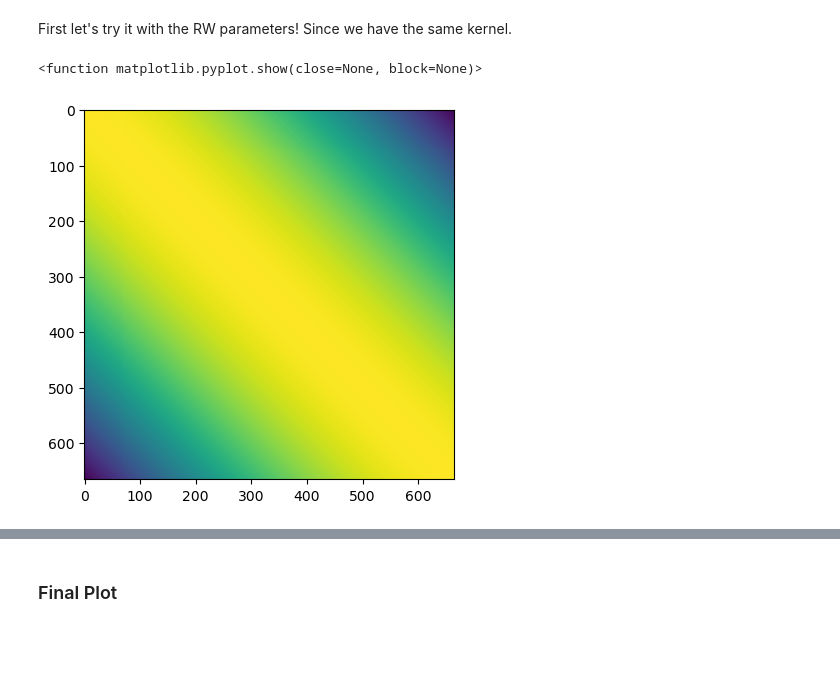
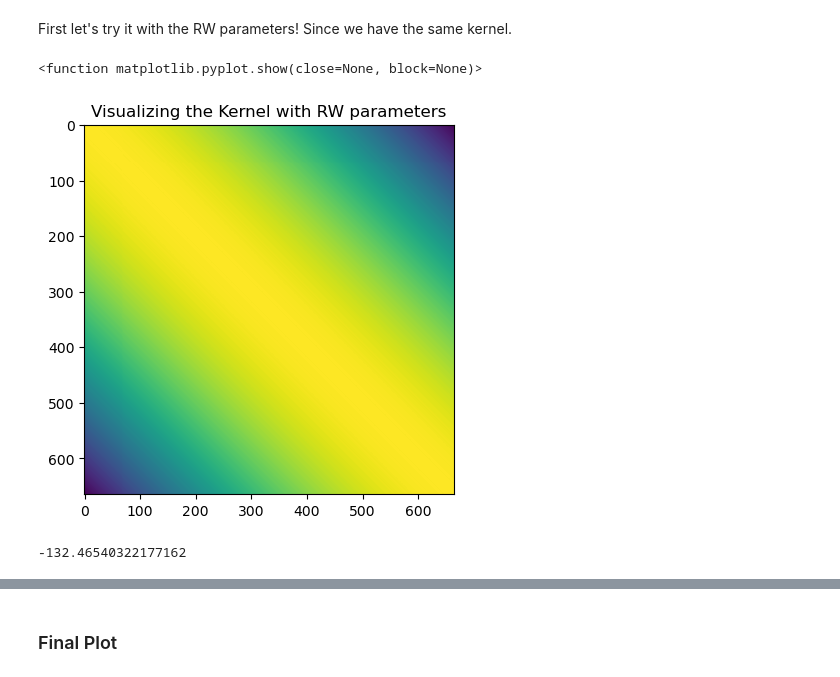
Before and after one commit to twilkening/ae8803, a Jupyter notebook: Assignment2-BuildGP/AE8803_assignment2_TeoWilkening.ipynb, the cells around one changed output, grey strips where cells are left out. Drawn from its saved outputs; the diff is of its cells as text; code cells hidden in the pictures; blank space fills up the shorter version.

```diff
--- a/Assignment2-BuildGP/AE8803_assignment2_TeoWilkening.ipynb
+++ b/Assignment2-BuildGP/AE8803_assignment2_TeoWilkening.ipynb
@@ -399,21 +689,30 @@ First let's try it with the RW parameters! Since we have the same kernel.
 # %%
 # using parameters from RW:
 theta = np.array([66, 67, 2.4, 90, 1.3, 0.66, 1.2, 0.78, 0.18, 1.6/12, 0.19]).reshape((11))
 
 x = df2014['Date']
-Kxx = kernel(x,x,theta)
+Kxx = kernel(x.values,x.values,theta)
 
+fig = plt.figure()
 plt.imshow(Kxx)
+plt.title('Visualizing the Kernel with RW parameters')
 plt.show
 # %% [output]
 <function matplotlib.pyplot.show(close=None, block=None)>
-[figure, old version]
+[figure, new version]
 # %%
 x = df2014['Date']
 mu_y = np.mean(df2014['CO2'].values)
 y = df2014['CO2'] - mu_y # centering values for better analysis
 xnew = dfnew['Date']
 mu, cov, marg_like = posterior_predictive(x,y,xnew,theta)
+# %%
+# comparing logp to value in RW book for theta values
+logp2003 = logp(df[df['Date'] < 2004]['Date'].values,df[df['Date'] < 2004]['Date'].values,\
+         df[df['Date'] < 2004]['CO2'].values,theta)
+print(logp2003)
+# %% [output]
+-132.46540322177162
 # %%
 # generate 50 new posterior predictive predictions
 fstar = np.random.multivariate_normal(mu,cov,50) + mu_y
```
Also changed, not shown: parts of 46 cells of this notebook, 1 other file.
